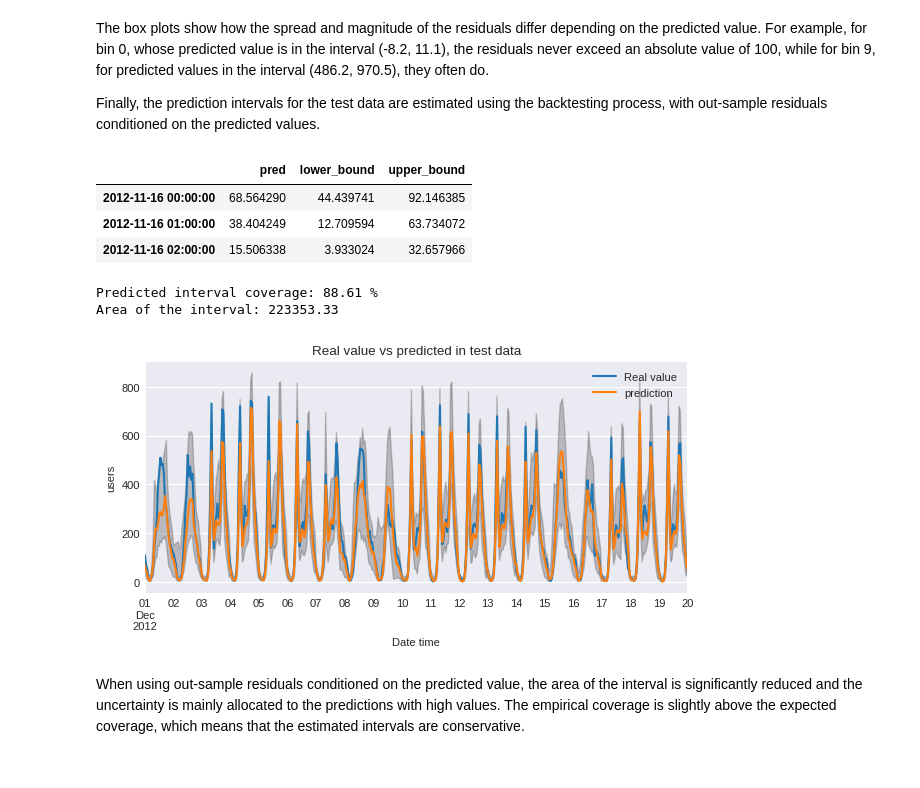
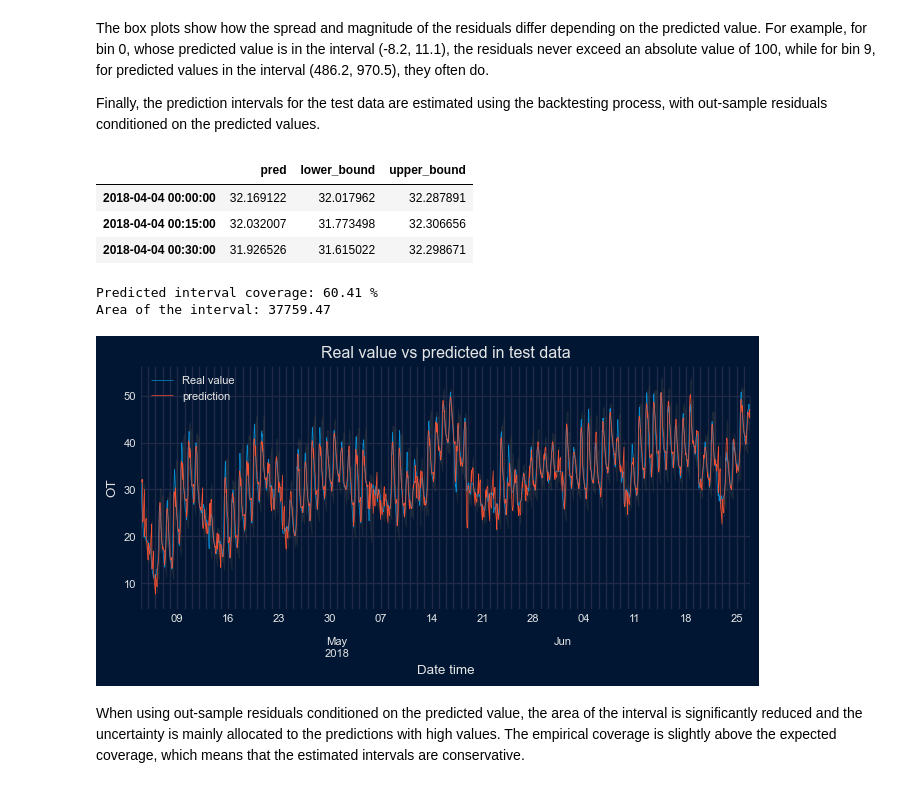
Before and after one commit to skforecast/skforecast, a Jupyter notebook: docs/user_guides/probabilistic-forecasting-bootstrapped-residuals.ipynb, the cells around one changed output. Drawn from its saved outputs; the diff is of its cells as text; code cells hidden in the pictures.

```diff
--- a/docs/user_guides/probabilistic-forecasting-bootstrapped-residuals.ipynb
+++ b/docs/user_guides/probabilistic-forecasting-bootstrapped-residuals.ipynb
@@ -319,12 +372,13 @@ To address the issue of overoptimistic intervals, it is possible to use out-samp
 cv = TimeSeriesFold(
          steps              = 24,
          initial_train_size = len(data.loc[:end_train]),
+         differentiation    = 1,
          refit              = False
      )
 
 _, predictions_val = backtesting_forecaster(
                          forecaster    = forecaster,
-                         y             = data.loc[:end_validation, 'users'],
+                         y             = data.loc[:end_validation, 'OT'],
                          exog          = data.loc[:end_validation, exog_features],
                          cv            = cv,
                          metric        = 'mean_absolute_error',
@@ -431,12 +486,14 @@ Internally, skforecast uses a [`QuantileBinner`](../api/preprocessing.html#skfor
 # Create and train forecaster
 # ==============================================================================
 forecaster = ForecasterRecursive(
-                 regressor     = LGBMRegressor(random_state=15926, verbose=-1, **params),
-                 lags          = lags,
-                 binner_kwargs = {'n_bins': 10}
+                 #regressor       = LGBMRegressor(random_state=15926, verbose=-1, **params),f
+                 regressor       = Ridge(random_state=15926),
+                 lags            = lags,
+                 differentiation = 1,
+                 binner_kwargs   = {'n_bins': 10}
              )
 forecaster.fit(
-    y    = data.loc[:end_validation, 'users'],
+    y    = data.loc[:end_validation, 'OT'],
     exog = data.loc[:end_validation, exog_features]
 )
 # %% [markdown]
@@ -480,7 +537,7 @@ The `set_out_sample_residuals()` method will bin the residuals according to the
 # Store out-sample residuals in the forecaster
 # ==============================================================================
 forecaster.set_out_sample_residuals(
-    y_true = data.loc[predictions_val.index, 'users'],
+    y_true = data.loc[predictions_val.index, 'OT'],
     y_pred = predictions_val['pred']
 )
 # %%
@@ -527,11 +584,12 @@ Finally, the prediction intervals for the test data are estimated using the back
 cv = TimeSeriesFold(
          steps              = 24,
          initial_train_size = len(data.loc[:end_validation]),
+         differentiation    = 1,
          refit              = False
      )
 metric, predictions = backtesting_forecaster(
                           forecaster              = forecaster,
-                          y                       = data['users'],
+                          y                       = data['OT'],
                           exog                    = data[exog_features],
                           cv                      = cv,
                           metric                  = 'mean_absolute_error',
@@ -539,7 +597,7 @@ metric, predictions = backtesting_forecaster(
                           interval_method         = 'bootstrapping',
                           n_boot                  = 150,
                           use_in_sample_residuals = False,  # Use out-sample residuals
-                          use_binned_residuals    = True,  # Use binned residuals
+                          use_binned_residuals    = True,   # Use binned residuals
                           n_jobs                  = 'auto',
                           verbose                 = False,
                           show_progress           = True
@@ -547,39 +605,39 @@ metric, predictions = backtesting_forecaster(
 predictions.head(3)
 # %% [output]
 |  | pred | lower_bound | upper_bound |
-| 2012-11-16 00:00:00 | 68.564290 | 44.439741 | 92.146385 |
-| 2012-11-16 01:00:00 | 38.404249 | 12.709594 | 63.734072 |
-| 2012-11-16 02:00:00 | 15.506338 | 3.933024 | 32.657966 |
+| 2018-04-04 00:00:00 | 32.169122 | 32.017962 | 32.287891 |
+| 2018-04-04 00:15:00 | 32.032007 | 31.773498 | 32.306656 |
+| 2018-04-04 00:30:00 | 31.926526 | 31.615022 | 32.298671 |
 # %%
 # Plot intervals
 # ==============================================================================
 plot_prediction_intervals(
     predictions     = predictions,
     y_true          = data_test,
-    target_variable = "users",
-    initial_x_zoom  = ['2012-12-01', '2012-12-20'],
+    target_variable = "OT",
+    #initial_x_zoom  = ['2012-12-01', '2012-12-20'],
     title           = "Real value vs predicted in test data",
     xaxis_title     = "Date time",
-    yaxis_title     = "users",
+    yaxis_title     = "OT",
 )
 
 # Predicted interval coverage (on test data)
 # ==============================================================================
 coverage = calculate_coverage(
-    y_true      = data.loc[end_validation:, 'users'],
+    y_true      = data.loc[end_validation:, 'OT'],
     lower_bound = predictions["lower_bound"],
     upper_bound = predictions["upper_bound"]
 )
 print(f"Predicted interval coverage: {round(100 * coverage, 2)} %")
 
 # Area of the interval
 # ==============================================================================
 area = (predictions["upper_bound"] - predictions["lower_bound"]).sum()
 print(f"Area of the interval: {round(area, 2)}")
 # %% [output]
-Predicted interval coverage: 88.61 %
-Area of the interval: 223353.33
+Predicted interval coverage: 60.41 %
+Area of the interval: 37759.47
-[figure, old version]
+[figure, new version]
 # %% [markdown]
 When using out-sample residuals conditioned on the predicted value, the area of the interval is significantly reduced and the uncertainty is mainly allocated to the predictions with high values. The empirical coverage is slightly above the expected coverage, which means that the estimated intervals are conservative.
 # %% [markdown]
```
Also changed, not shown: parts of 30 cells of this notebook, 2 other files.
